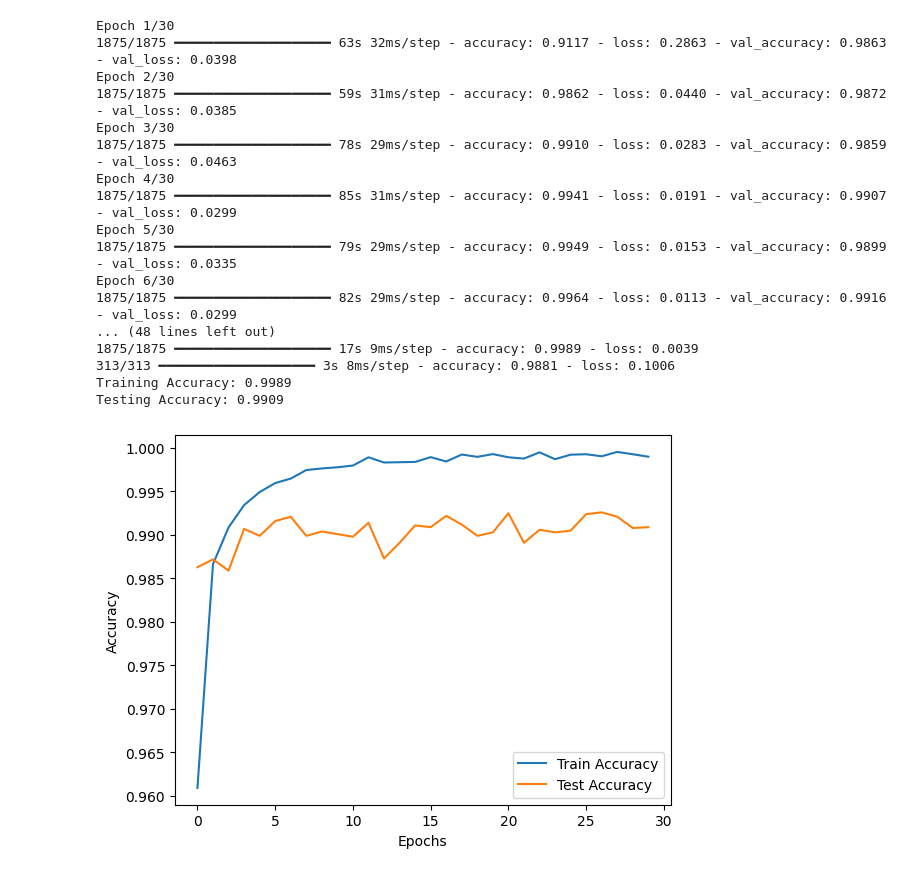
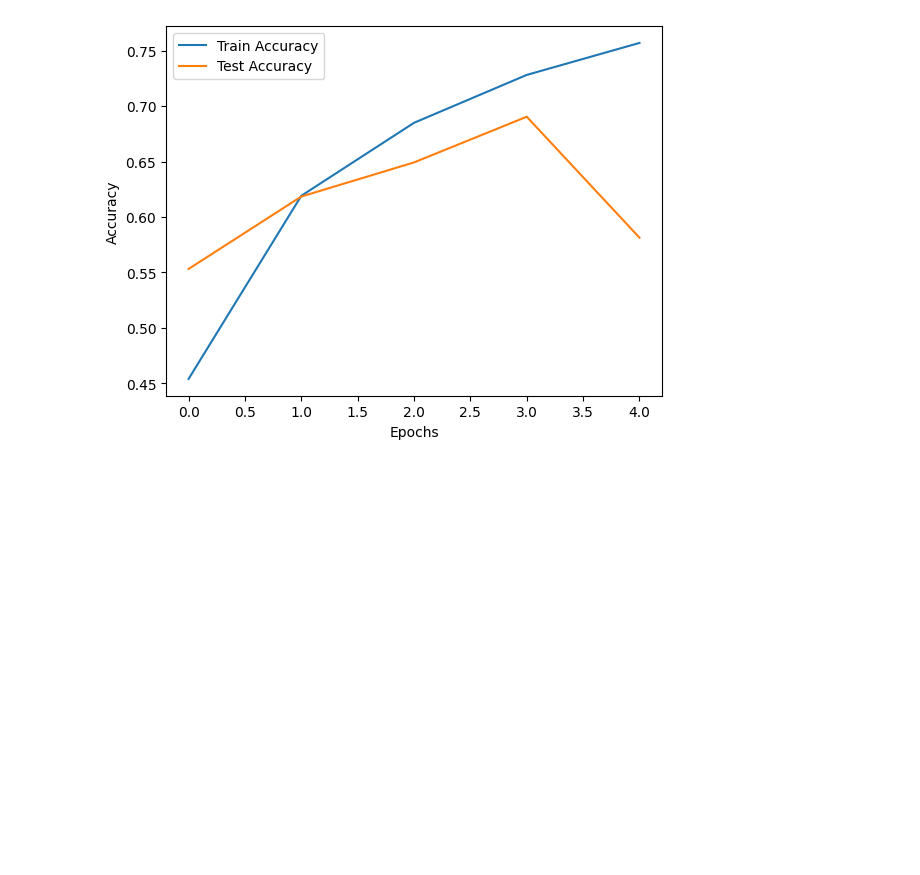
Before and after one commit to 2303A52155/GENERATIVE-AI_2025, a Jupyter notebook: 2303A52155_WEEK10_ASSIGNMENT_10_1.ipynb, the cells around one changed output. Saved outputs shown, nothing was run; the diff lists cells and outputs as text; code cells hidden in the pictures; blank space fills up the shorter version.

```diff
--- a/2303A52155_WEEK10_ASSIGNMENT_10_1.ipynb
+++ b/2303A52155_WEEK10_ASSIGNMENT_10_1.ipynb
@@ -3,33 +3,32 @@
 # %%
 import tensorflow as tf
 from tensorflow.keras import layers, models
-from tensorflow.keras.datasets import mnist
+from tensorflow.keras.datasets import cifar10
 from tensorflow.keras.utils import to_categorical
 import matplotlib.pyplot as plt
 
-(x_train, y_train), (x_test, y_test) = mnist.load_data()
+(x_train, y_train), (x_test, y_test) = cifar10.load_data()
 
 x_train, x_test = x_train / 255.0, x_test / 255.0
-
-x_train = x_train.reshape(-1, 28, 28, 1)
-x_test = x_test.reshape(-1, 28, 28, 1)
 
 y_train = to_categorical(y_train, 10)
 y_test = to_categorical(y_test, 10)
 
 model = models.Sequential([
-    layers.Conv2D(32, (3,3), activation='relu', input_shape=(28, 28, 1)),
+    layers.Conv2D(32, (3,3), activation='relu', input_shape=(32, 32, 3)),
     layers.MaxPooling2D((2,2)),
     layers.Conv2D(64, (3,3), activation='relu'),
     layers.MaxPooling2D((2,2)),
+    layers.Conv2D(128, (3,3), activation='relu'),
+    layers.MaxPooling2D((2,2)),
     layers.Flatten(),
-    layers.Dense(128, activation='relu'),
+    layers.Dense(256, activation='relu'),
     layers.Dense(10, activation='softmax')
 ])
 
-model.compile(optimizer='adam', loss='categorical_crossentropy', metrics=['accuracy'])
+model.compile(optimizer='rmsprop', loss='categorical_crossentropy', metrics=['accuracy'])
 
-history = model.fit(x_train, y_train, epochs=30, batch_size=32, validation_data=(x_test, y_test))
+history = model.fit(x_train, y_train, epochs=5, batch_size=32, validation_data=(x_test, y_test))
 
 train_loss, train_acc = model.evaluate(x_train, y_train)
 test_loss, test_acc = model.evaluate(x_test, y_test)
@@ -49,18 +60 @@ Downloading data from https://storage.googleapis.com/tensorflow/tf-keras-dataset
-Epoch 1/30
-1875/1875 ━━━━━━━━━━━━━━━━━━━━ 63s 32ms/step - accuracy: 0.9117 - loss: 0.2863 - val_accuracy: 0.9863 - val_loss: 0.0398
-Epoch 2/30
-1875/1875 ━━━━━━━━━━━━━━━━━━━━ 59s 31ms/step - accuracy: 0.9862 - loss: 0.0440 - val_accuracy: 0.9872 - val_loss: 0.0385
-Epoch 3/30
-1875/1875 ━━━━━━━━━━━━━━━━━━━━ 78s 29ms/step - accuracy: 0.9910 - loss: 0.0283 - val_accuracy: 0.9859 - val_loss: 0.0463
-Epoch 4/30
-1875/1875 ━━━━━━━━━━━━━━━━━━━━ 85s 31ms/step - accuracy: 0.9941 - loss: 0.0191 - val_accuracy: 0.9907 - val_loss: 0.0299
-Epoch 5/30
-1875/1875 ━━━━━━━━━━━━━━━━━━━━ 79s 29ms/step - accuracy: 0.9949 - loss: 0.0153 - val_accuracy: 0.9899 - val_loss: 0.0335
-Epoch 6/30
-1875/1875 ━━━━━━━━━━━━━━━━━━━━ 82s 29ms/step - accuracy: 0.9964 - loss: 0.0113 - val_accuracy: 0.9916 - val_loss: 0.0299
-... (48 lines left out)
-1875/1875 ━━━━━━━━━━━━━━━━━━━━ 17s 9ms/step - accuracy: 0.9989 - loss: 0.0039
-313/313 ━━━━━━━━━━━━━━━━━━━━ 3s 8ms/step - accuracy: 0.9881 - loss: 0.1006
-Training Accuracy: 0.9989
-Testing Accuracy: 0.9909
-[figure, old version]
+[figure, new version]
```
Also changed, not shown: parts of 1 cell of this notebook.
